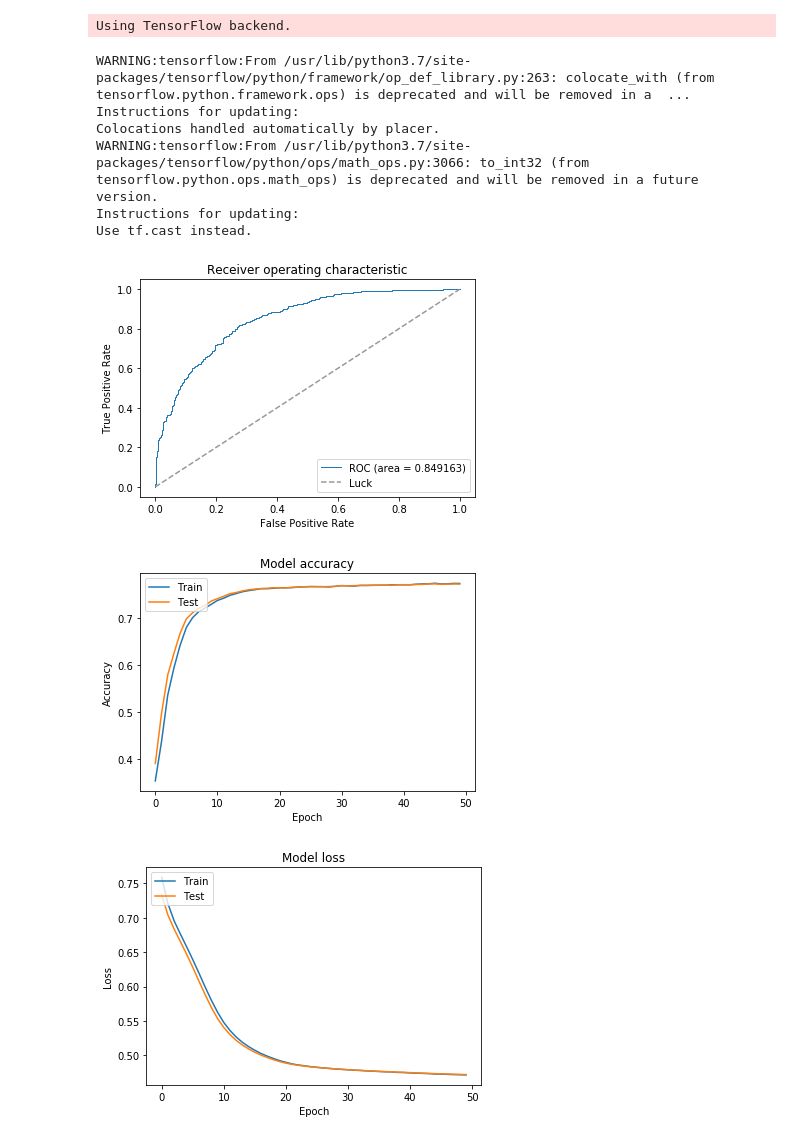
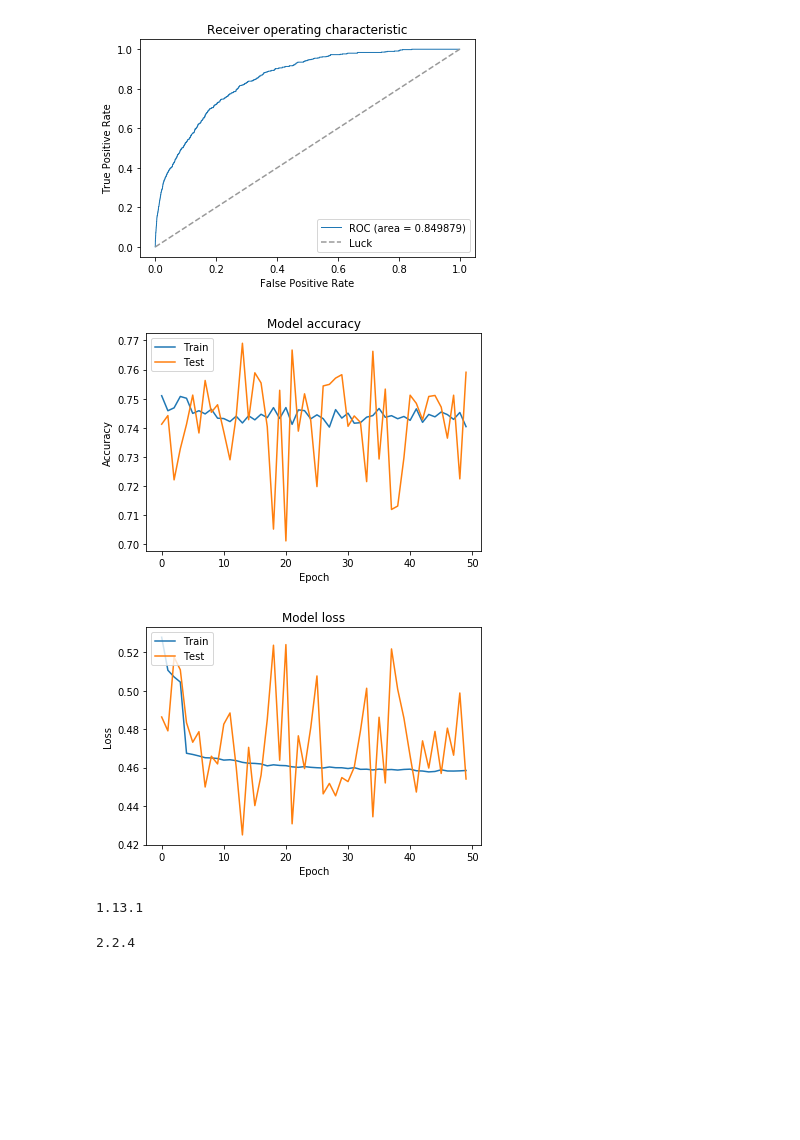
Before and after one commit to JOTELLECHEA/neural_networks, a Jupyter notebook: nnKeras.ipynb, the cells around one changed output. Cells and saved outputs as stored; diff of their text form; code cells hidden in the pictures; blank space fills up the shorter version.

```diff
--- a/nnKeras.ipynb
+++ b/nnKeras.ipynb
@@ -18,6 +18,7 @@ from keras.wrappers.scikit_learn import KerasClassifier
 import matplotlib.pyplot as plt
 from sklearn.utils import shuffle
 from sklearn.preprocessing import StandardScaler
+from sklearn.utils import class_weight
 sc = StandardScaler()
 %matplotlib inline
 import mpld3
@@ -31,8 +32,7 @@ tree = 'OutputTree'
 ###########################################################################################################################
 # Branches names of high/low level variables aka: features.
 # branches = ['numjet','numlep']
-# branches = ['numlep','numjet','lep1pT','lep1eta','lep1phi','lep1m','lep2pT','lep2eta','lep2phi','lep2m','lep3pT',
-#             'lep3eta','lep3phi','lep3m','mt1','mt2','mt3','dr1','dr2','dr3','btag','cent','srap','m_bb','h_b']
+# branches = ['numlep','numjet','lep1pT','lep1eta','lep1phi','lep1m','lep2pT','lep2eta','lep2phi','lep2m','lep3pT','lep3eta','lep3phi','lep3m','mt1','mt2','mt3','dr1','dr2','dr3','btag','cent','srap','m_bb','h_b']
 # branches = ['numlep','numjet','lep1pT','lep1eta','lep1phi','lep1m','lep2pT','lep2eta','lep2phi','lep2m','lep3pT',
 # 'lep3eta','lep3phi','lep3m']
 # branches = ['numjet','numlep','btag','srap','cent','m_bb','h_b','mt1','mt2','mt3']
@@ -52,17 +52,19 @@ df_alldata     = alldata.pandas.df(branches)
 shuffleBackground = shuffle(df_background,random_state=seed)
 # signal and limited shuffle background data to counter inbalanced data problem.
 
-X = pd.concat([df_signal,shuffleBackground[0:5709]])
+# X = pd.concat([df_signal,shuffleBackground[0:5709]])
+X = pd.concat([df_signal,shuffleBackground])
 X = sc.fit_transform(X)
 
 # Labeling data with 1's and 0's to distinguish.
-y = np.concatenate((np.ones(len(signal)), np.zeros(len(shuffleBackground[0:5709]))))
+y = np.concatenate((np.ones(len(signal)), np.zeros(len(shuffleBackground))))
 
 # Shuffle full data and split into train/test and validation set.
 X_dev,X_eval, y_dev,y_eval = train_test_split(X, y, test_size = 0.1, random_state=seed)
 X_train,X_test, y_train,y_test = train_test_split(X_dev, y_dev, test_size = 0.1,random_state=seed)
+
+fix_imbal = class_weight.compute_class_weight('balanced',np.unique(y_train),y_train)
+fix_imbal = dict(enumerate(fix_imbal))
-# %% [output]
-Using TensorFlow backend.
 # %%
 # NN model defined as a function.
 def build_model():
@@ -86,23 +88,18 @@ def plotROC(x,y,ROC):
 # %%
 # Using model and setting parameters.
 keras_model = build_model()
-history = keras_model.fit(X_train, y_train,epochs=50, batch_size=570,validation_data=(X_dev, y_dev), verbose=0)
+history = keras_model.fit(X_train, y_train,class_weight=fix_imbal,epochs=50, batch_size=570,validation_data=(X_dev, y_dev), verbose=0)
+# history = keras_model.fit(X_train, y_train,epochs=50, batch_size=570,validation_data=(X_dev, y_dev), verbose=0)
 
 # Prediction, fpr,tpr and threshold values for ROC.
 y_pred_keras = keras_model.predict(X_test).ravel()
 fpr_keras, tpr_keras, thresholds_keras = roc_curve(y_test, y_pred_keras)
 
 # AUC
 roc_auc = auc(fpr_keras, tpr_keras)
 plotROC(fpr_keras, tpr_keras,roc_auc)
 # %% [output]
-WARNING:tensorflow:From /usr/lib/python3.7/site-packages/tensorflow/python/framework/op_def_library.py:263: colocate_with (from tensorflow.python.framework.ops) is deprecated and will be removed in a  ...
-Instructions for updating:
-Colocations handled automatically by placer.
-WARNING:tensorflow:From /usr/lib/python3.7/site-packages/tensorflow/python/ops/math_ops.py:3066: to_int32 (from tensorflow.python.ops.math_ops) is deprecated and will be removed in a future version.
-Instructions for updating:
-Use tf.cast instead.
-[figure, old version]
+[figure, new version]
 # %%
 plt.plot(history.history['acc'])
 plt.plot(history.history['val_acc'])
@@ -112,7 +109,7 @@ plt.xlabel('Epoch')
 plt.legend(['Train', 'Test'], loc='upper left')
 plt.show()
 # %% [output]
-[figure, old version]
+[figure, new version]
 # %%
 plt.plot(history.history['loss'])
 plt.plot(history.history['val_loss'])
@@ -122,4 +119,12 @@ plt.xlabel('Epoch')
 plt.legend(['Train', 'Test'], loc='upper left')
 plt.show()
 # %% [output]
-[figure, old version]
+[figure, new version]
+# %%
+print(tf.__version__)
+# %% [output]
+1.13.1
+# %%
+print(keras.__version__)
+# %% [output]
+2.2.4
```
Also changed, not shown: 1 other file.
